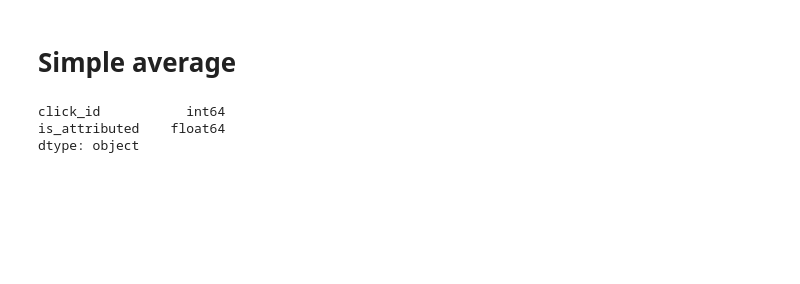
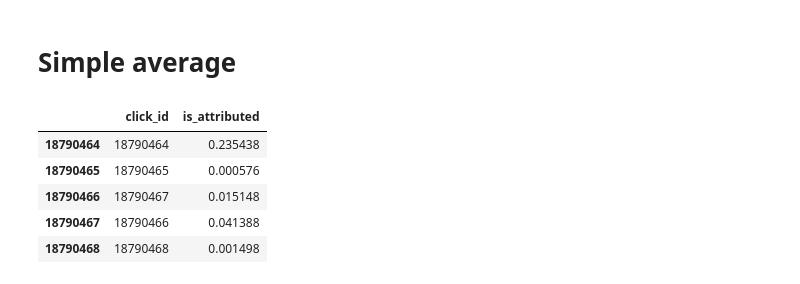
Before and after one commit to anhquan0412/talkingdata_clickfraud, a Jupyter notebook: blending.ipynb, the cells around one changed output. Drawn from its saved outputs; the diff is of its cells as text; code cells hidden in the pictures; blank space fills up the shorter version.

```diff
--- a/blending.ipynb
+++ b/blending.ipynb
@@ -27,6 +38,6 @@ list(PATH.iterdir())
 nn_pred = pd.read_csv(PATH/'submission'/'imbalanced_data.csv') # .9728
 fm_pred =  pd.read_csv(PATH/'submission'/'wordbatch_fm_ftrl.csv')# .9769
 xgb_pred = pd.read_csv(PATH/'submission'/'XGB_FE_day89_ratio2_10mil_moreite.csv') # .9777
-lgb_pred = pd.read_csv(PATH/'submission'/'lgb_9786.csv')
+lgb_pred = pd.read_csv(PATH/'submission'/'sub_it6.csv')
 # %%
 # final_pred = xgb_pred.is_attributed*0.4 + nn_pred.is_attributed*0.3+fm_pred.is_attributed*0.3
@@ -35,3 +45,5 @@ final_pred = lgb_pred.is_attributed*0.4 + nn_pred.is_attributed*0.2+fm_pred.is_a
+# %%
+final_pred = xgb_pred.is_attributed*0.25 + nn_pred.is_attributed*0.25+fm_pred.is_attributed*0.25 + lgb_pred.is_attributed*0.25
 # %%
 sub = xgb_pred.copy()
 sub.is_attributed = final_pred
@@ -39,6 +52,9 @@ sub.to_csv(PATH/'submission'/'blending_4222_lgb.csv',index=False)
 # %%
-sub.dtypes
+sub.tail()
 # %% [output]
-click_id           int64
-is_attributed    float64
-dtype: object
+|  | click_id | is_attributed |
+| 18790464 | 18790464 | 0.235438 |
+| 18790465 | 18790465 | 0.000576 |
+| 18790466 | 18790467 | 0.015148 |
+| 18790467 | 18790466 | 0.041388 |
+| 18790468 | 18790468 | 0.001498 |
```
Also changed, not shown: parts of 3 cells of this notebook, 3 other files.
